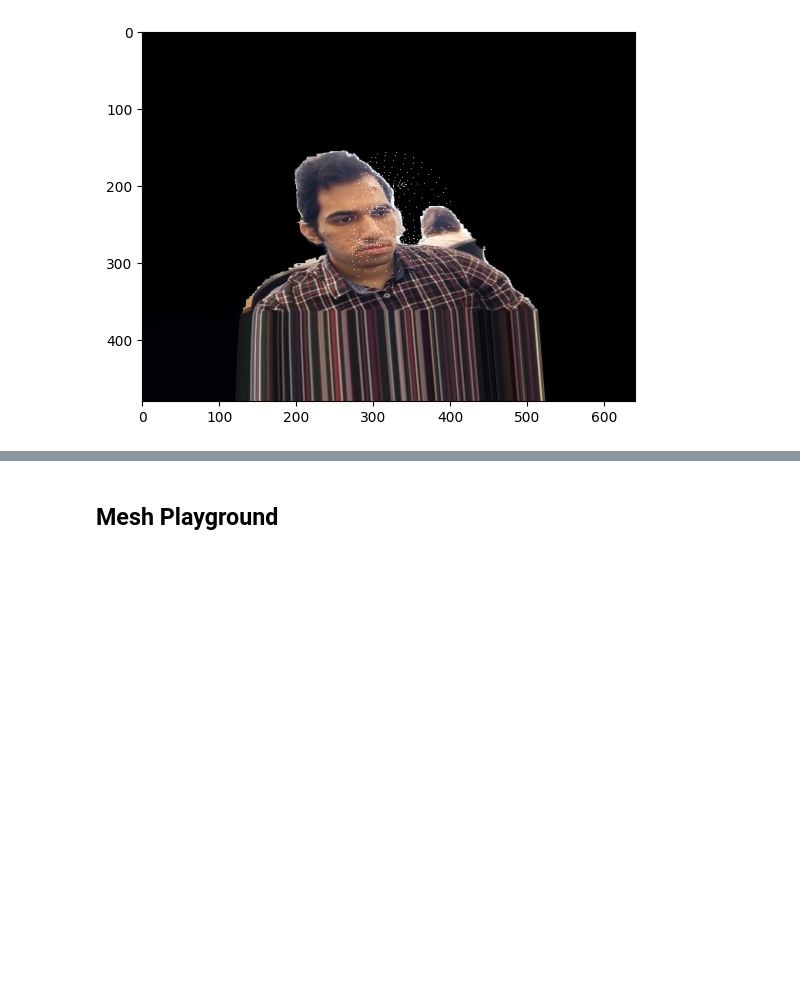
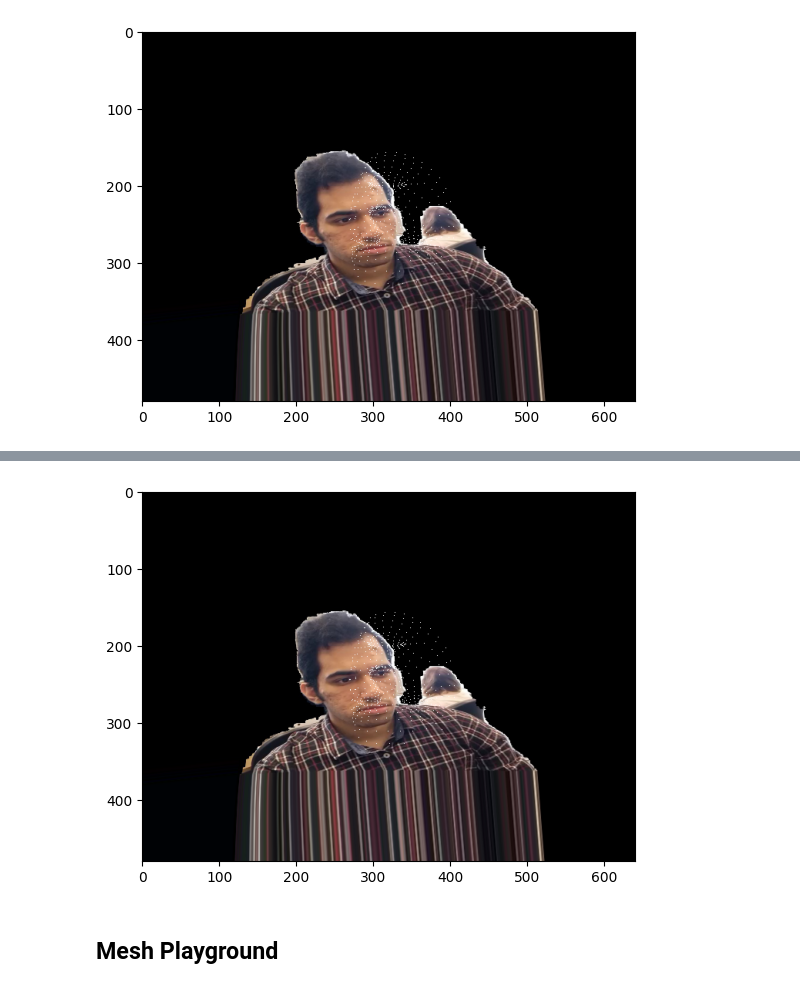
Before and after one commit to aminfadaei116/view-net, a Jupyter notebook: ViewNet notbook.ipynb, the cells around one changed output, grey strips where cells are left out. Drawn from its saved outputs; the diff is of its cells as text; code cells hidden in the pictures; blank space fills up the shorter version.

```diff
--- a/ViewNet notbook.ipynb
+++ b/ViewNet notbook.ipynb
@@ -142,0 +116,13 @@ out.release()
+# %%
+T = -torch.mean(tarKey, axis=0) + torch.tensor([0.5, 0.5, 0], device=DEVICE)
+
+euler = torch.tensor([0, 0, pi], device=DEVICE)
+newKeys = TransformKeys(tarKey, euler, T)
+output, mx, my = RenderImage(height, width, refKey, newKeys, imgRef)
+
+dummy = torch.squeeze(output)
+dummy = createMask(newKeys, height, width, dummy).int()
+
+img = showImageTensor(dummy, is3chan=True, isOutput=True, returnOutput=True)
+# %% [output]
+[figure, added]
```
Also changed, not shown: parts of 6 cells of this notebook, 1 other file.
